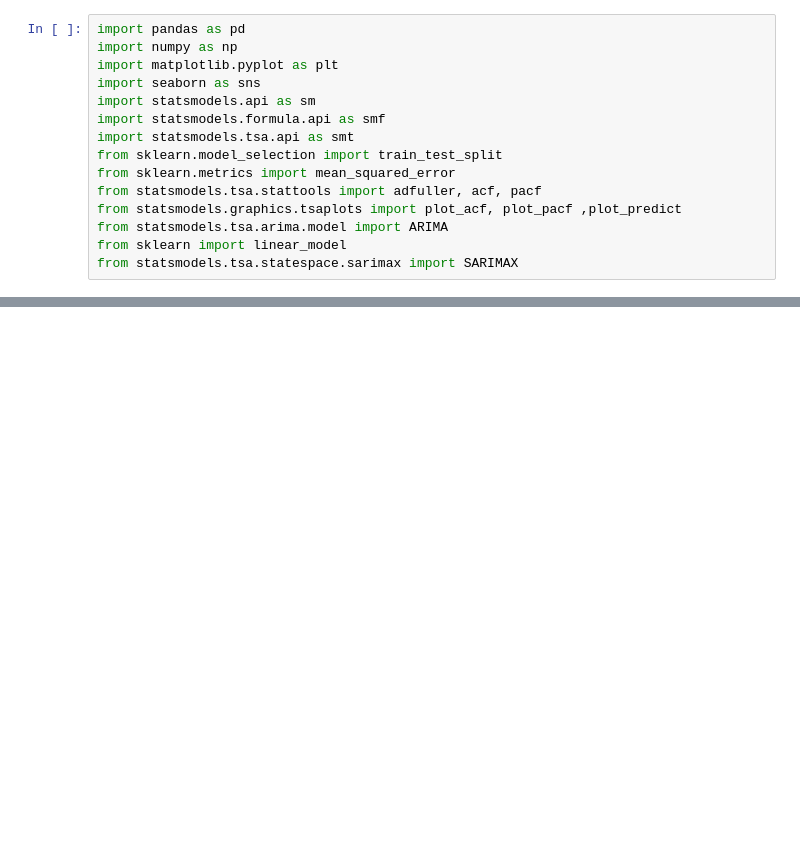
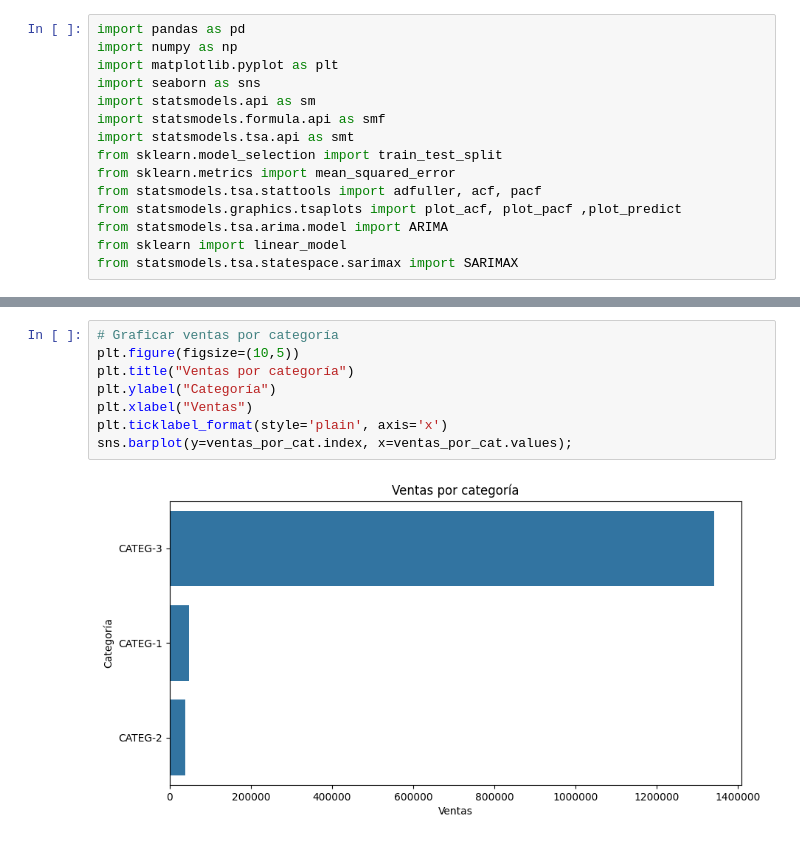
Before and after one commit to plijtmaer/ds-de-challenge, a Jupyter notebook: Notebooks/series_de_tiempo.ipynb, the cells around one changed output, grey strips where cells are left out. Drawn from its saved outputs; the diff is of its cells as text; blank space fills up the shorter version.

```diff
--- a/Notebooks/series_de_tiempo.ipynb
+++ b/Notebooks/series_de_tiempo.ipynb
@@ -93,0 +137,10 @@ Name: UNITS_SOLD, Length: 2686, dtype: int64
+# %%
+# Graficar ventas por categoría
+plt.figure(figsize=(10,5))
+plt.title("Ventas por categoría")
+plt.ylabel("Categoría")
+plt.xlabel("Ventas")
+plt.ticklabel_format(style='plain', axis='x')
+sns.barplot(y=ventas_por_cat.index, x=ventas_por_cat.values);
+# %% [output]
+[figure, added]
```
Also changed, not shown: parts of 63 cells of this notebook, 1 other file.
